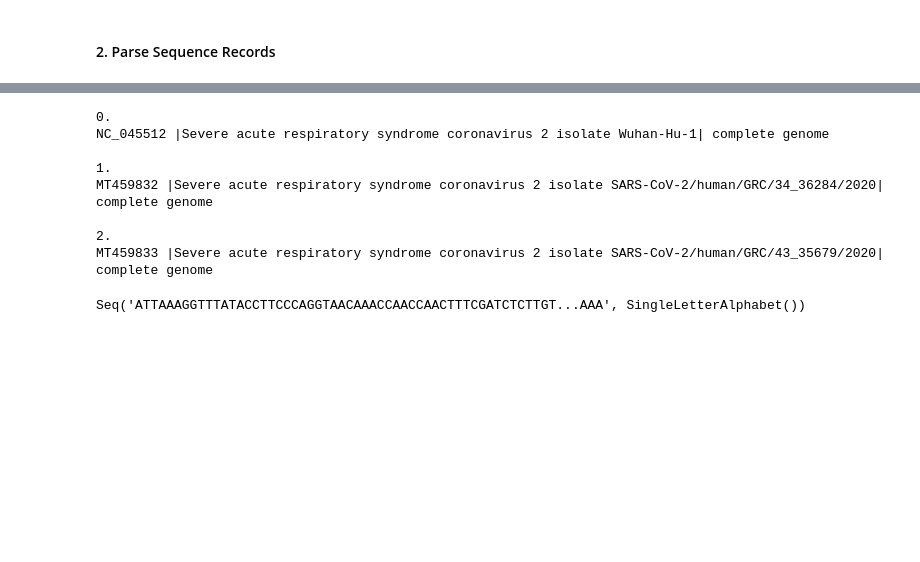
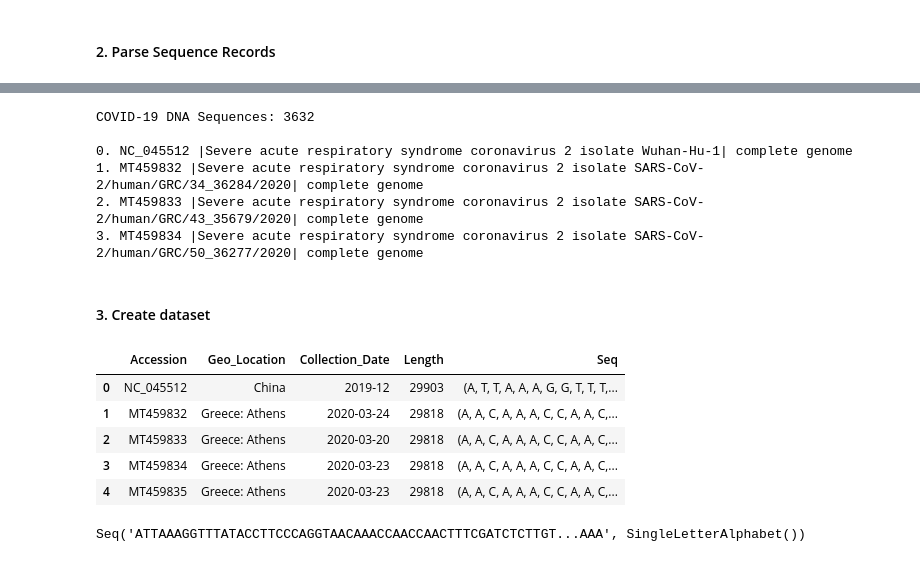
Before and after one commit to lukexyz/DNA-Toolbox, a Jupyter notebook: notebooks/03-COVID19-GlobalAnalysis.ipynb, the cells around one changed output, grey strips where cells are left out. Saved outputs shown, nothing was run; the diff lists cells and outputs as text; code cells hidden in the pictures; blank space fills up the shorter version.

Commit message:
Add sequence features to dataframe

```diff
--- a/notebooks/03-COVID19-GlobalAnalysis.ipynb
+++ b/notebooks/03-COVID19-GlobalAnalysis.ipynb
@@ -61,17 +60,31 @@ Wall time: 1.91 s
 # Get accession
 records = list(data)
 
-for i, record in enumerate(records[:3]):
-    print(f'\n{i}. \n{data[record].description}')
+print(f'COVID-19 DNA Sequences: {len(data)}\n')
+for i, record in enumerate(records[:4]):
+    print(f'{i}. {data[record].description}')
 # %% [output]
-0.
-NC_045512 |Severe acute respiratory syndrome coronavirus 2 isolate Wuhan-Hu-1| complete genome
+COVID-19 DNA Sequences: 3632
 
-1.
-MT459832 |Severe acute respiratory syndrome coronavirus 2 isolate SARS-CoV-2/human/GRC/34_36284/2020| complete genome
-
-2.
-MT459833 |Severe acute respiratory syndrome coronavirus 2 isolate SARS-CoV-2/human/GRC/43_35679/2020| complete genome
+0. NC_045512 |Severe acute respiratory syndrome coronavirus 2 isolate Wuhan-Hu-1| complete genome
+1. MT459832 |Severe acute respiratory syndrome coronavirus 2 isolate SARS-CoV-2/human/GRC/34_36284/2020| complete genome
+2. MT459833 |Severe acute respiratory syndrome coronavirus 2 isolate SARS-CoV-2/human/GRC/43_35679/2020| complete genome
+3. MT459834 |Severe acute respiratory syndrome coronavirus 2 isolate SARS-CoV-2/human/GRC/50_36277/2020| complete genome
+# %% [markdown]
+#### 3. Create dataset
+# %%
+%%time
+keep_cols = ['Accession', 'Geo_Location', 'Collection_Date', 'Length']
+df = df[keep_cols].copy()
+df['Seq'] = [data[rec].seq for rec in list(data)]
+df.head()
+# %% [output]
+|  | Accession | Geo_Location | Collection_Date | Length | Seq |
+| 0 | NC_045512 | China | 2019-12 | 29903 | (A, T, T, A, A, A, G, G, T, T, T,... |
+| 1 | MT459832 | Greece: Athens | 2020-03-24 | 29818 | (A, A, C, A, A, A, C, C, A, A, C,... |
+| 2 | MT459833 | Greece: Athens | 2020-03-20 | 29818 | (A, A, C, A, A, A, C, C, A, A, C,... |
+| 3 | MT459834 | Greece: Athens | 2020-03-23 | 29818 | (A, A, C, A, A, A, C, C, A, A, C,... |
+| 4 | MT459835 | Greece: Athens | 2020-03-23 | 29818 | (A, A, C, A, A, A, C, C, A, A, C,... |
 # %%
 # Noteworthy records
 patient_zero = 'NC_045512'
```
Also changed, not shown: parts of 2 cells of this notebook, 1 other file.
